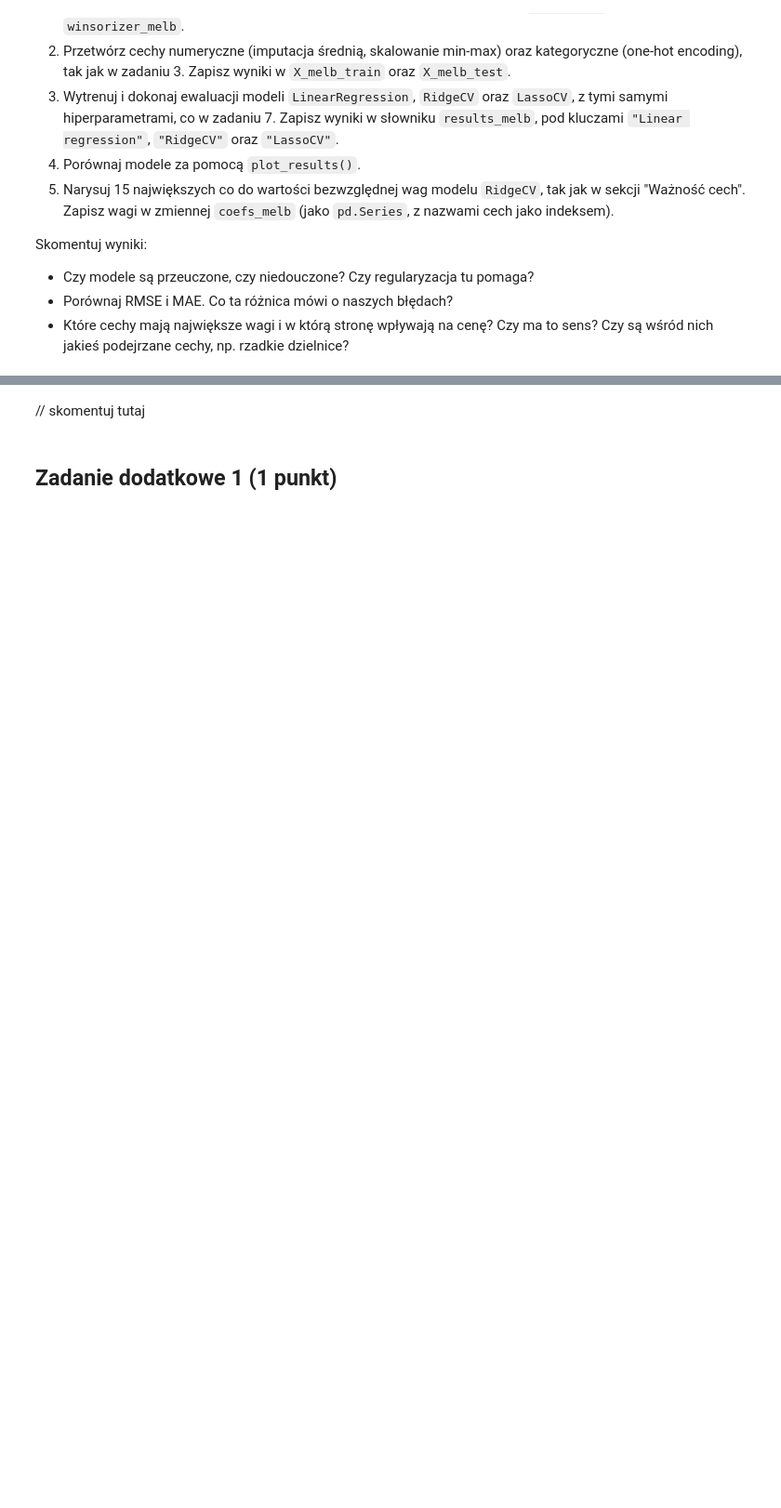
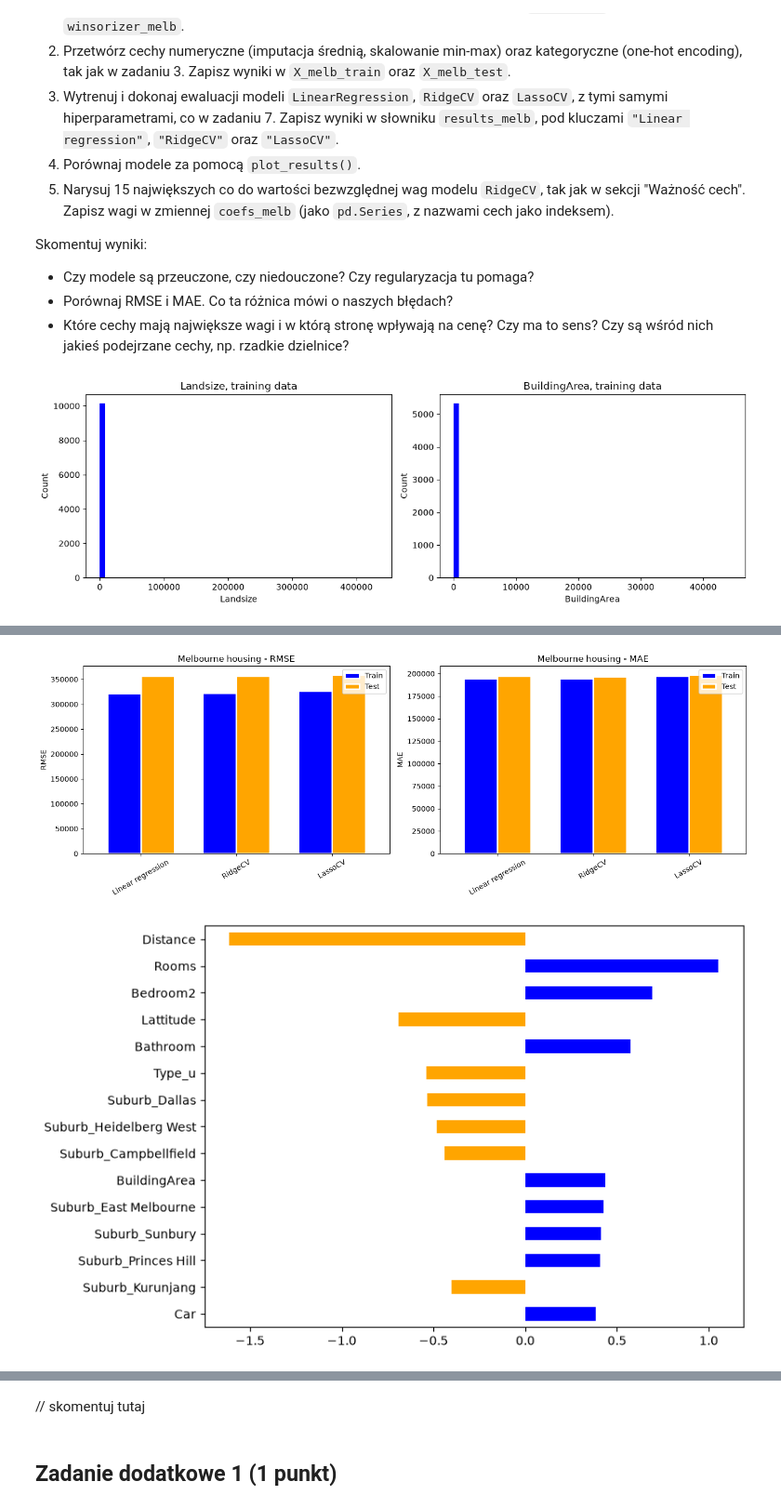
Before and after one commit to MateuszMajta/podstawy-sztucznej-inteligencji, a Jupyter notebook: lab1/lab_1.ipynb, the cells around one changed output, grey strips where cells are left out. Shown at 93% size. Cells and saved outputs as stored; diff of their text form; code cells hidden in the pictures; blank space fills up the shorter version.

```diff
--- a/lab1/lab_1.ipynb
+++ b/lab1/lab_1.ipynb
@@ -1400,0 +1421,74 @@ Skomentuj wyniki:
+# %%
+# your_code
+fig, axes = plt.subplots(1, 2, figsize=(12, 4))
+
+X_melb_train_raw["Landsize"].plot.hist(bins=50, ax=axes[0], color="blue")
+axes[0].set_title("Landsize, training data")
+axes[0].set_xlabel("Landsize")
+axes[0].set_ylabel("Count")
+
+X_melb_train_raw["BuildingArea"].plot.hist(bins=50, ax=axes[1], color="blue")
+axes[1].set_title("BuildingArea, training data")
+axes[1].set_xlabel("BuildingArea")
+axes[1].set_ylabel("Count")
+
+plt.tight_layout()
+plt.show()
+
+winsorizer_melb = Winsorizer(
+    variables=["Landsize", "BuildingArea"],
+    capping_method="quantiles",
+    tail="both",
+    fold=0.01,
+    missing_values="ignore"
+)
+
+x_train_num_winsorized_melb = winsorizer_melb.fit_transform(X_melb_train_raw[numerical_features_melb])
+
+simple_imputer_melb = SimpleImputer(strategy="mean")
+x_train_num_simple_imputed_melb = simple_imputer_melb.fit_transform(x_train_num_winsorized_melb)
+
+minmax_melb = MinMaxScaler()
+x_train_num_minmax_melb = minmax_melb.fit_transform(x_train_num_simple_imputed_melb)
+
+one_hot_encoder_melb = OneHotEncoder(
+    drop="first",
+    handle_unknown="ignore",
+    sparse_output=False
+)
+
+x_train_cat_encoded_melb = one_hot_encoder_melb.fit_transform(X_melb_train_raw[categorical_features_melb])
+
+X_melb_train = pd.concat([pd.DataFrame(x_train_num_minmax_melb, index=X_melb_train_raw.index), pd.DataFrame(x_train_cat_encoded_melb, index=X_melb_train_raw.index)], axis=1)
+
+x_test_num_melb = minmax_melb.transform(simple_imputer_melb.transform(winsorizer_melb.transform(X_melb_test_raw[numerical_features_melb])))
+x_test_cat_melb = one_hot_encoder_melb.transform(X_melb_test_raw[categorical_features_melb])
+
+X_melb_test = pd.concat([pd.DataFrame(x_test_num_melb, index=X_melb_test_raw.index), pd.DataFrame(x_test_cat_melb, index=X_melb_test_raw.index)], axis=1)
+
+
+reg_ridge_cv_melb = RidgeCV(alphas=np.logspace(-3,3,100))
+
+reg_lasso_cv_melb = LassoCV(alphas=100, random_state=0, max_iter=10000, cv=5)
+
+reg_linear_melb = LinearRegression()
+
+reg_ridge_cv_melb.fit(X_melb_train, y_melb_train)
+reg_lasso_cv_melb.fit(X_melb_train, y_melb_train)
+reg_linear_melb.fit(X_melb_train, y_melb_train)
+
+results_melb = {
+    "Linear regression": evaluate_model(reg_linear_melb, X_melb_train, X_melb_test, y_melb_train, y_melb_test),
+    "RidgeCV": evaluate_model(reg_ridge_cv_melb, X_melb_train, X_melb_test, y_melb_train, y_melb_test),
+    "LassoCV": evaluate_model(reg_lasso_cv_melb, X_melb_train, X_melb_test, y_melb_train, y_melb_test),
+}
+
+plot_results(results_melb, "Melbourne housing")
+
+coefs_melb = pd.Series(reg_ridge_cv_melb.coef_, index=reg_ridge_cv_melb.feature_names_in_)
+top_coefs_melb = coefs_melb.loc[coefs_melb.abs().sort_values().index[-15:]]
+
+ax = top_coefs_melb.plot.barh(figsize=(8, 6), color=["blue" if coef > 0 else "orange" for coef in top_coefs_melb])
+plt.show()
+# %% [output]
+[figure, added]
@@ -1401,3 +1507,5 @@ Skomentuj wyniki:
+[figure, added]
+[figure, added]
 # %%
 assert X_melb_train.shape == (10185, 330)
 assert X_melb_test.shape == (3395, 330)
```
Also changed, not shown: parts of 8 cells of this notebook.
